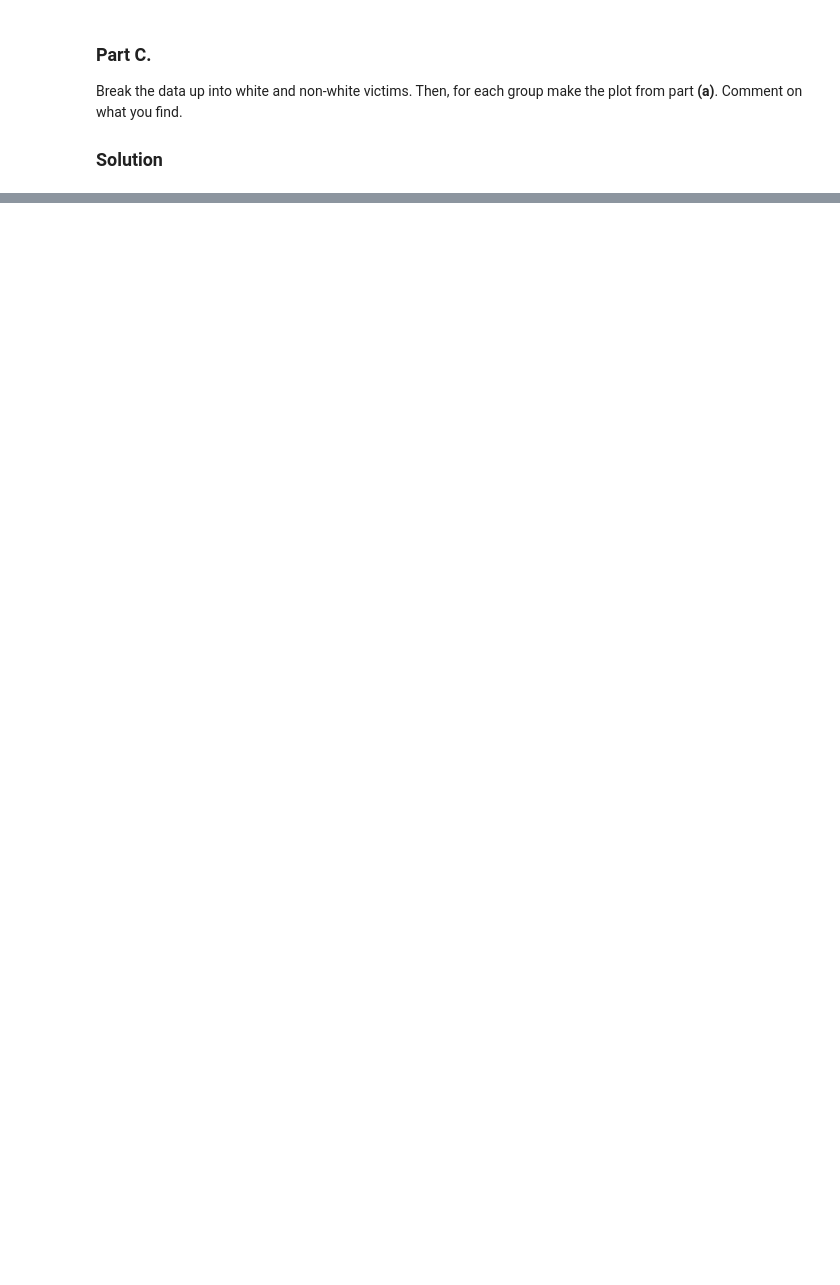
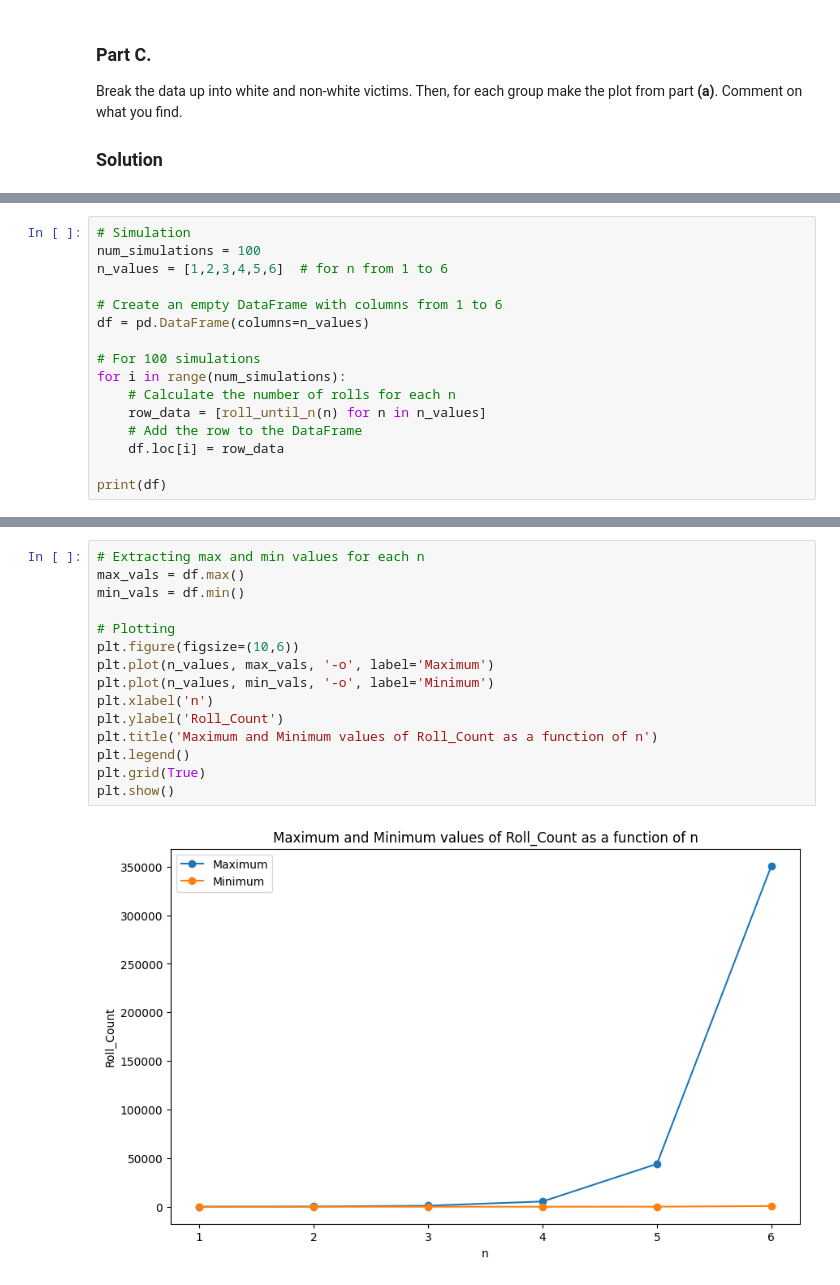
Before and after one commit to alexcraig043/math-50, a Jupyter notebook: homeworks/hw1.ipynb, the cells around one changed output, grey strips where cells are left out. Cells and saved outputs as stored; diff of their text form; blank space fills up the shorter version.

```diff
--- a/homeworks/hw1.ipynb
+++ b/homeworks/hw1.ipynb
@@ -188,0 +264,16 @@ Break the data up into white and non-white victims. Then, for each group make th
+# %%
+# Simulation
+num_simulations = 100
+n_values = [1,2,3,4,5,6]  # for n from 1 to 6
+
+# Create an empty DataFrame with columns from 1 to 6
+df = pd.DataFrame(columns=n_values)
+
+# For 100 simulations
+for i in range(num_simulations):
+    # Calculate the number of rolls for each n
+    row_data = [roll_until_n(n) for n in n_values]
+    # Add the row to the DataFrame
+    df.loc[i] = row_data
+
+print(df)
@@ -188,0 +300,17 @@ Break the data up into white and non-white victims. Then, for each group make th
+# %%
+# Extracting max and min values for each n
+max_vals = df.max()
+min_vals = df.min()
+
+# Plotting
+plt.figure(figsize=(10,6))
+plt.plot(n_values, max_vals, '-o', label='Maximum')
+plt.plot(n_values, min_vals, '-o', label='Minimum')
+plt.xlabel('n')
+plt.ylabel('Roll_Count')
+plt.title('Maximum and Minimum values of Roll_Count as a function of n')
+plt.legend()
+plt.grid(True)
+plt.show()
+# %% [output]
+[figure, added]
```
Also changed, not shown: parts of 14 cells of this notebook, 1 other file.
